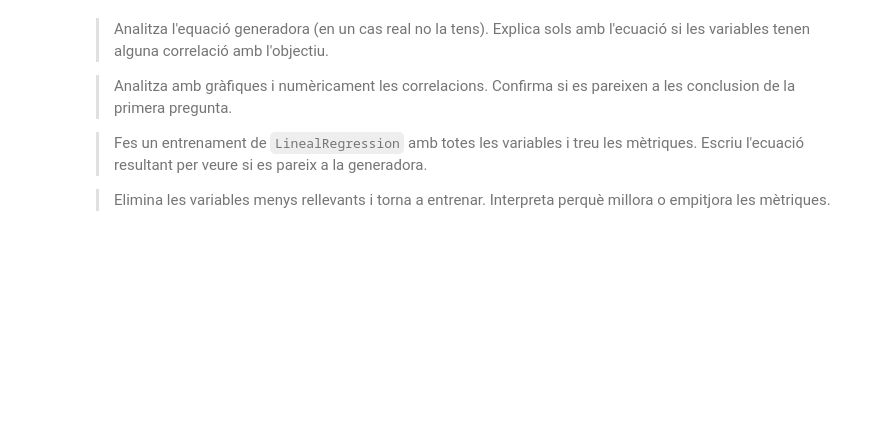
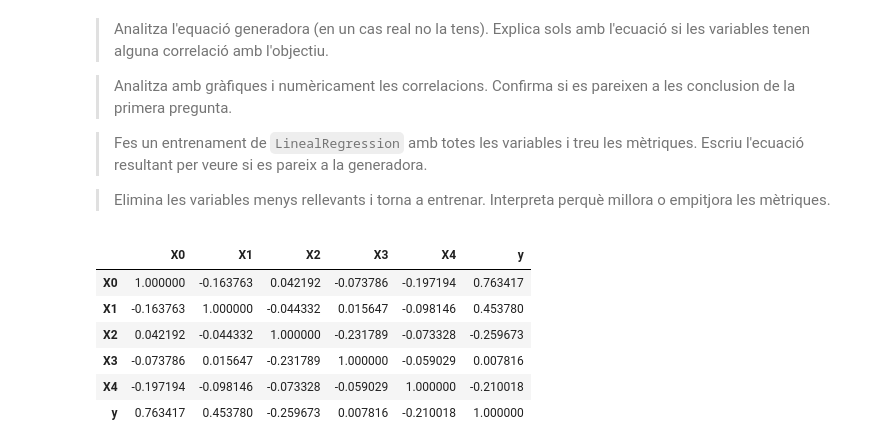
Before and after one commit to Triis98/DissenyIAvaluacioDeModels, a Jupyter notebook: exercicis/supervisats/regressió/regressio_lineal_basica.ipynb, the cells around one changed output. Saved outputs shown, nothing was run; the diff lists cells and outputs as text; code cells hidden in the pictures; blank space fills up the shorter version.

```diff
--- a/exercicis/supervisats/regressió/regressio_lineal_basica.ipynb
+++ b/exercicis/supervisats/regressió/regressio_lineal_basica.ipynb
@@ -25,3 +25,14 @@ df.head()
 > Fes un entrenament de `LinealRegression` amb totes les variables i treu les mètriques. Escriu l'ecuació resultant per veure si es pareix a la generadora.
 
 > Elimina les variables menys rellevants i torna a entrenar. Interpreta perquè millora o empitjora les mètriques.
+# %%
+corr = df.corr()
+corr
+# %% [output]
+|  | X0 | X1 | X2 | X3 | X4 | y |
+| X0 | 1.000000 | -0.163763 | 0.042192 | -0.073786 | -0.197194 | 0.763417 |
+| X1 | -0.163763 | 1.000000 | -0.044332 | 0.015647 | -0.098146 | 0.453780 |
+| X2 | 0.042192 | -0.044332 | 1.000000 | -0.231789 | -0.073328 | -0.259673 |
+| X3 | -0.073786 | 0.015647 | -0.231789 | 1.000000 | -0.059029 | 0.007816 |
+| X4 | -0.197194 | -0.098146 | -0.073328 | -0.059029 | 1.000000 | -0.210018 |
+| y | 0.763417 | 0.453780 | -0.259673 | 0.007816 | -0.210018 | 1.000000 |
```
Also changed, not shown: parts of 9 cells of this notebook, 2 other files.
